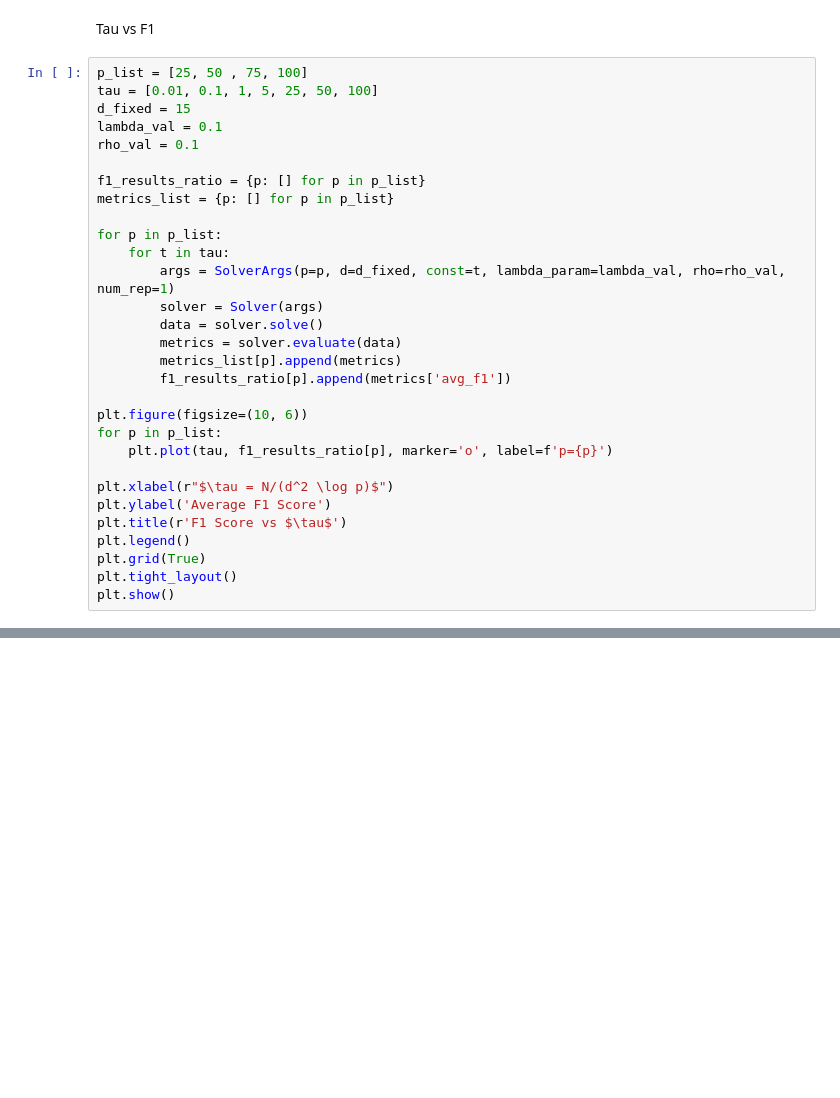
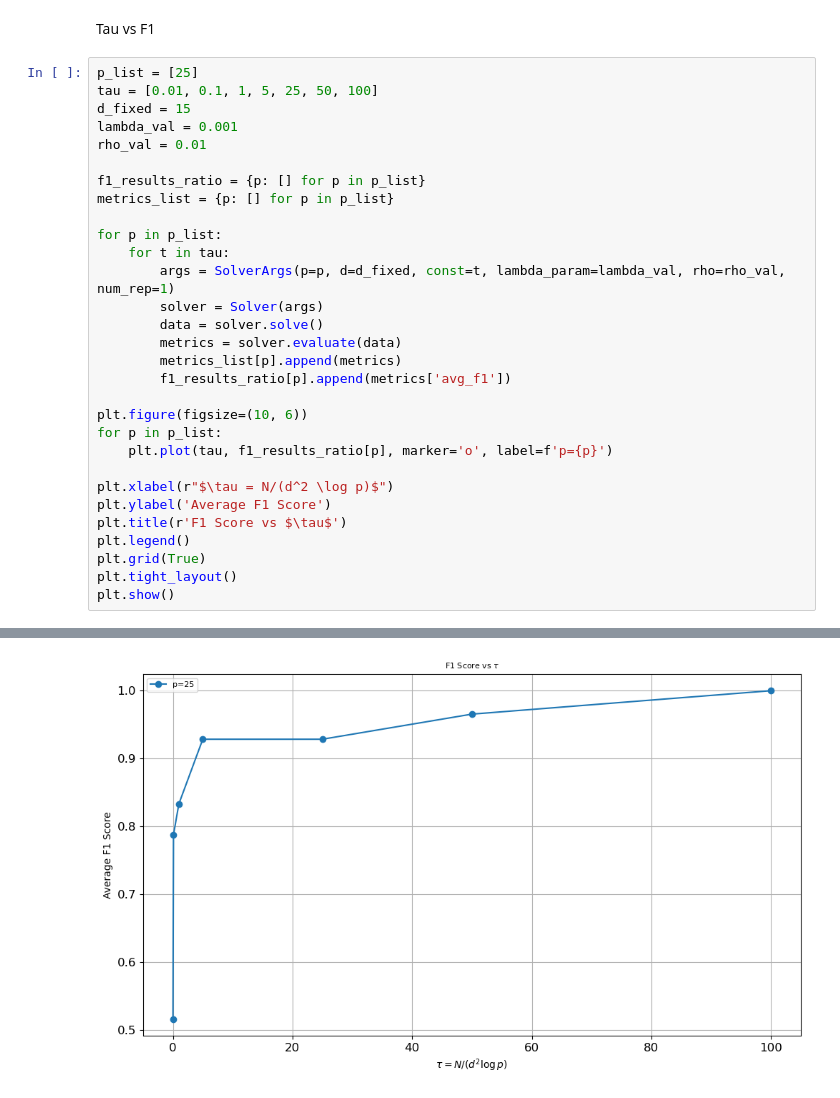
Before and after one commit to rohithmada00/TNCL, a Jupyter notebook: ADMM_newton_symmetric_040425.ipynb, the cells around one changed output, grey strips where cells are left out. Saved outputs shown, nothing was run; the diff lists cells and outputs as text; blank space fills up the shorter version.

```diff
--- a/ADMM_newton_symmetric_040425.ipynb
+++ b/ADMM_newton_symmetric_040425.ipynb
@@ -837,11 +857,11 @@ plt.show()
 # %% [markdown]
 Tau vs F1
 # %%
-p_list = [25, 50 , 75, 100]
+p_list = [25]
 tau = [0.01, 0.1, 1, 5, 25, 50, 100]
 d_fixed = 15
-lambda_val = 0.1
-rho_val = 0.1
+lambda_val = 0.001
+rho_val = 0.01
 
 f1_results_ratio = {p: [] for p in p_list}
 metrics_list = {p: [] for p in p_list}
@@ -866,3 +886,4 @@ plt.legend()
 plt.grid(True)
 plt.tight_layout()
 plt.show()
+# %% [output]
@@ -868,0 +907 @@ plt.show()
+[figure, added]
```
Also changed, not shown: parts of 3 cells of this notebook, 7 other files.
